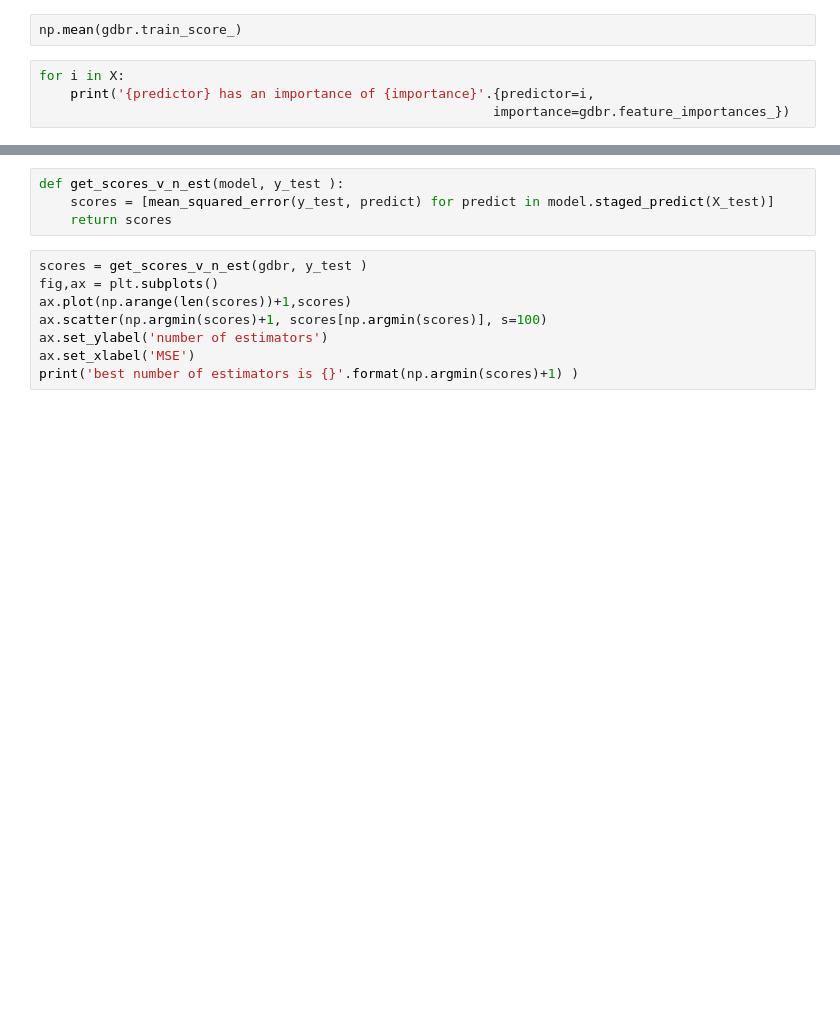
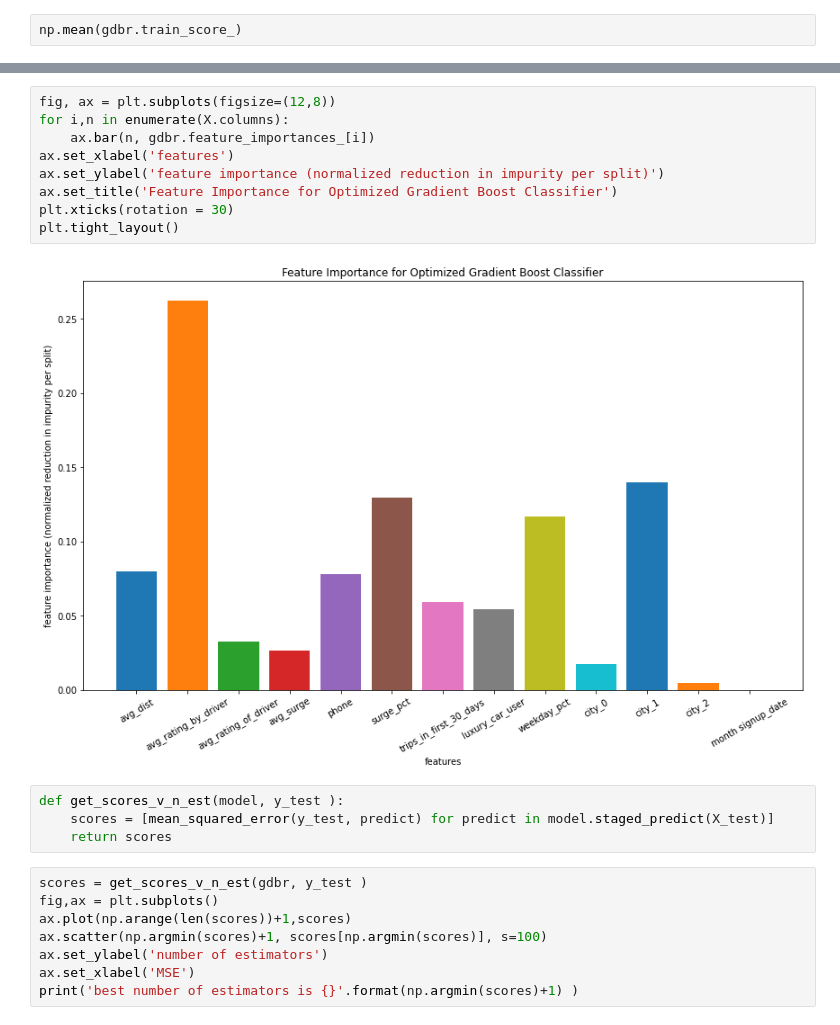
Before and after one commit to daniellkennett/churn_case_study, a Jupyter notebook: src/michael_churn_v2.ipynb, the cells around one changed output, grey strips where cells are left out. Saved outputs shown, nothing was run; the diff lists cells and outputs as text; blank space fills up the shorter version.

```diff
--- a/src/michael_churn_v2.ipynb
+++ b/src/michael_churn_v2.ipynb
@@ -124,6 +127,2 @@ gdbr.score(X_test, y_test)
 # %%
 np.mean(gdbr.train_score_)
-# %%
-for i in X:
-    print('{predictor} has an importance of {importance}'.{predictor=i,
-                                                          importance=gdbr.feature_importances_})
@@ -130,3 +136,14 @@ for i in X:
+# %%
+fig, ax = plt.subplots(figsize=(12,8))
+for i,n in enumerate(X.columns):
+    ax.bar(n, gdbr.feature_importances_[i])
+ax.set_xlabel('features')
+ax.set_ylabel('feature importance (normalized reduction in impurity per split)')
+ax.set_title('Feature Importance for Optimized Gradient Boost Classifier')
+plt.xticks(rotation = 30)
+plt.tight_layout()
+# %% [output]
+[figure, added]
 # %%
 def get_scores_v_n_est(model, y_test ):
     scores = [mean_squared_error(y_test, predict) for predict in model.staged_predict(X_test)]
```
Also changed, not shown: parts of 7 cells of this notebook.
